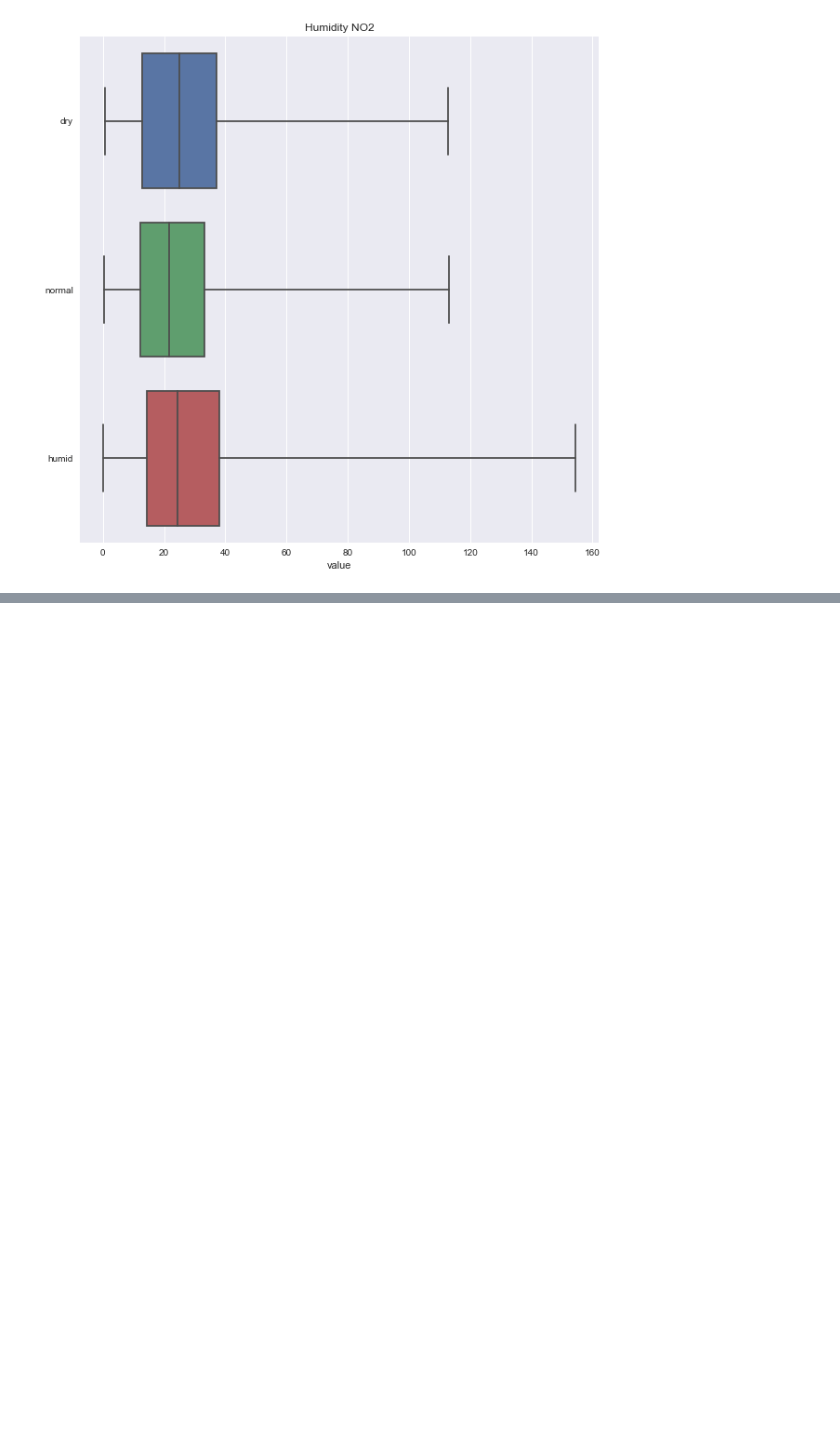
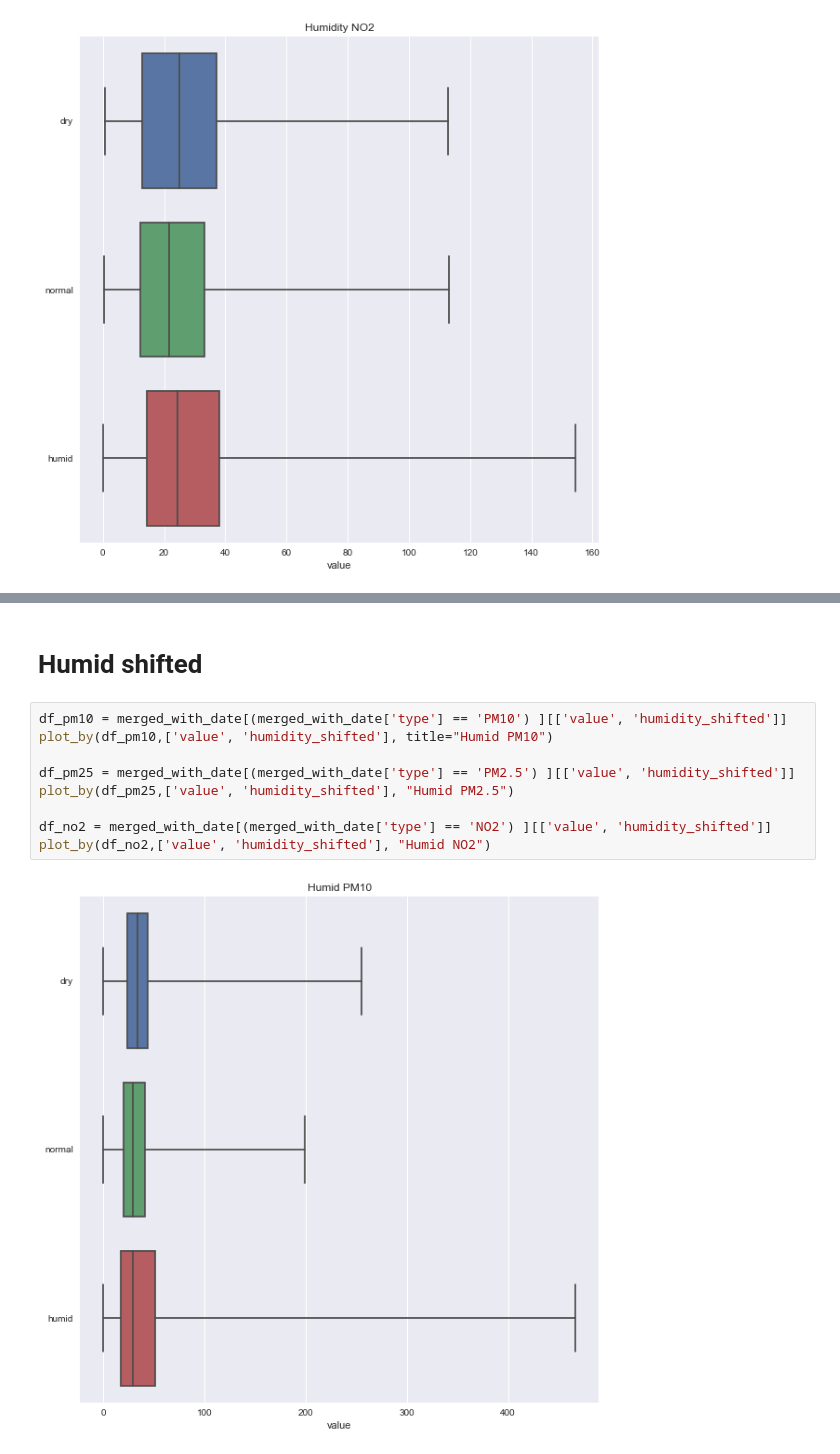
Before and after one commit to apepa/air-pollution, a Jupyter notebook: opendata process.ipynb, the cells around one changed output, grey strips where cells are left out. Saved outputs shown, nothing was run; the diff lists cells and outputs as text; blank space fills up the shorter version.

```diff
--- a/opendata process.ipynb
+++ b/opendata process.ipynb
@@ -413,0 +450,13 @@ plot_by(df_no2,['value', 'humidity_features'], "Humidity NO2")
+# %% [markdown]
+# Humid shifted
+# %%
+df_pm10 = merged_with_date[(merged_with_date['type'] == 'PM10') ][['value', 'humidity_shifted']]
+plot_by(df_pm10,['value', 'humidity_shifted'], title="Humid PM10")
+
+df_pm25 = merged_with_date[(merged_with_date['type'] == 'PM2.5') ][['value', 'humidity_shifted']]
+plot_by(df_pm25,['value', 'humidity_shifted'], "Humid PM2.5")
+
+df_no2 = merged_with_date[(merged_with_date['type'] == 'NO2') ][['value', 'humidity_shifted']]
+plot_by(df_no2,['value', 'humidity_shifted'], "Humid NO2")
+# %% [output]
+[figure, added]
```
Also changed, not shown: parts of 7 cells of this notebook.
